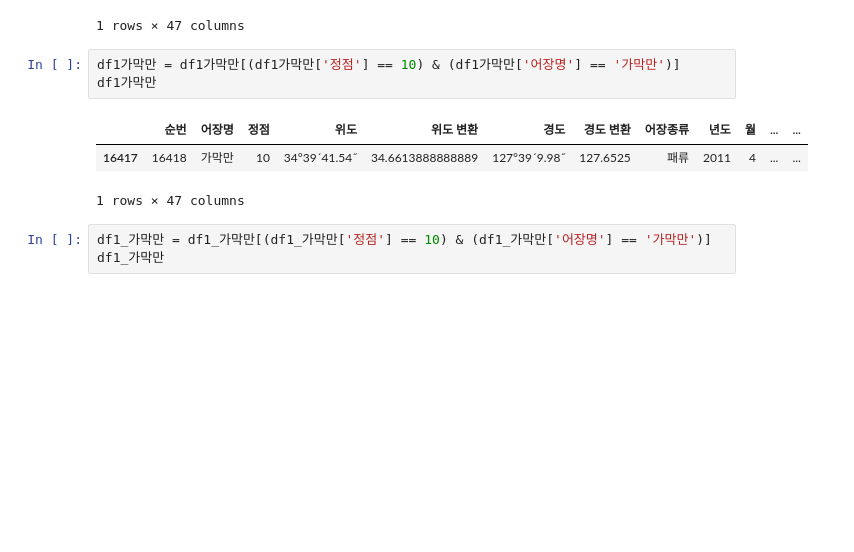
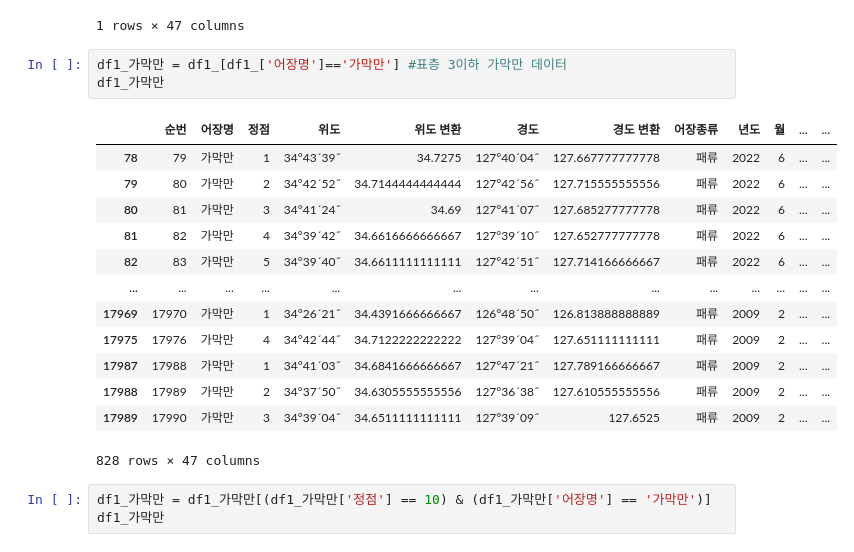
Before and after one commit to Hanhojjung/---_-----, a Jupyter notebook: knn.ipynb, the cells around one changed output. Saved outputs shown, nothing was run; the diff lists cells and outputs as text; blank space fills up the shorter version.

```diff
--- a/knn.ipynb
+++ b/knn.ipynb
@@ -115,13 +115,23 @@ df1가막만
 |  | 순번 | 어장명 | 정점 | 위도 | 위도 변환 | 경도 | 경도 변환 | 어장종류 | 년도 | 월 | ... | ... |
 | 16417 | 16418 | 가막만 | 10 | 34°39´41.54˝ | 34.6613888888889 | 127°39´9.98˝ | 127.6525 | 패류 | 2011 | 4 | ... | ... |
 1 rows × 47 columns
-# %%
-df1가막만 = df1가막만[(df1가막만['정점'] == 10) & (df1가막만['어장명'] == '가막만')]
-df1가막만
-# %% [output]
-|  | 순번 | 어장명 | 정점 | 위도 | 위도 변환 | 경도 | 경도 변환 | 어장종류 | 년도 | 월 | ... | ... |
-| 16417 | 16418 | 가막만 | 10 | 34°39´41.54˝ | 34.6613888888889 | 127°39´9.98˝ | 127.6525 | 패류 | 2011 | 4 | ... | ... |
-1 rows × 47 columns
+# %%
+df1_가막만 = df1_[df1_['어장명']=='가막만'] #표층 3이하 가막만 데이터
+df1_가막만
+# %% [output]
+|  | 순번 | 어장명 | 정점 | 위도 | 위도 변환 | 경도 | 경도 변환 | 어장종류 | 년도 | 월 | ... | ... |
+| 78 | 79 | 가막만 | 1 | 34°43´39˝ | 34.7275 | 127°40´04˝ | 127.667777777778 | 패류 | 2022 | 6 | ... | ... |
+| 79 | 80 | 가막만 | 2 | 34°42´52˝ | 34.7144444444444 | 127°42´56˝ | 127.715555555556 | 패류 | 2022 | 6 | ... | ... |
+| 80 | 81 | 가막만 | 3 | 34°41´24˝ | 34.69 | 127°41´07˝ | 127.685277777778 | 패류 | 2022 | 6 | ... | ... |
+| 81 | 82 | 가막만 | 4 | 34°39´42˝ | 34.6616666666667 | 127°39´10˝ | 127.652777777778 | 패류 | 2022 | 6 | ... | ... |
+| 82 | 83 | 가막만 | 5 | 34°39´40˝ | 34.6611111111111 | 127°42´51˝ | 127.714166666667 | 패류 | 2022 | 6 | ... | ... |
+| ... | ... | ... | ... | ... | ... | ... | ... | ... | ... | ... | ... | ... |
+| 17969 | 17970 | 가막만 | 1 | 34°26´21˝ | 34.4391666666667 | 126°48´50˝ | 126.813888888889 | 패류 | 2009 | 2 | ... | ... |
+| 17975 | 17976 | 가막만 | 4 | 34°42´44˝ | 34.7122222222222 | 127°39´04˝ | 127.651111111111 | 패류 | 2009 | 2 | ... | ... |
+| 17987 | 17988 | 가막만 | 1 | 34°41´03˝ | 34.6841666666667 | 127°47´21˝ | 127.789166666667 | 패류 | 2009 | 2 | ... | ... |
+| 17988 | 17989 | 가막만 | 2 | 34°37´50˝ | 34.6305555555556 | 127°36´38˝ | 127.610555555556 | 패류 | 2009 | 2 | ... | ... |
+| 17989 | 17990 | 가막만 | 3 | 34°39´04˝ | 34.6511111111111 | 127°39´09˝ | 127.6525 | 패류 | 2009 | 2 | ... | ... |
+828 rows × 47 columns
 # %%
 df1_가막만 = df1_가막만[(df1_가막만['정점'] == 10) & (df1_가막만['어장명'] == '가막만')]
 df1_가막만
```
Also changed, not shown: parts of 15 cells of this notebook.
